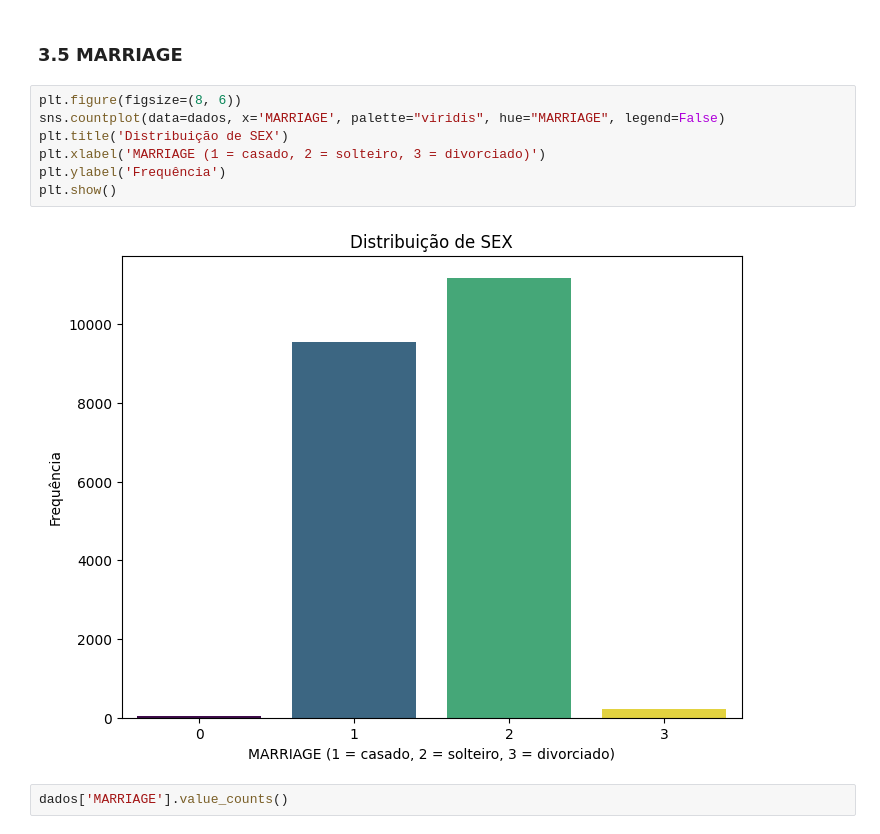
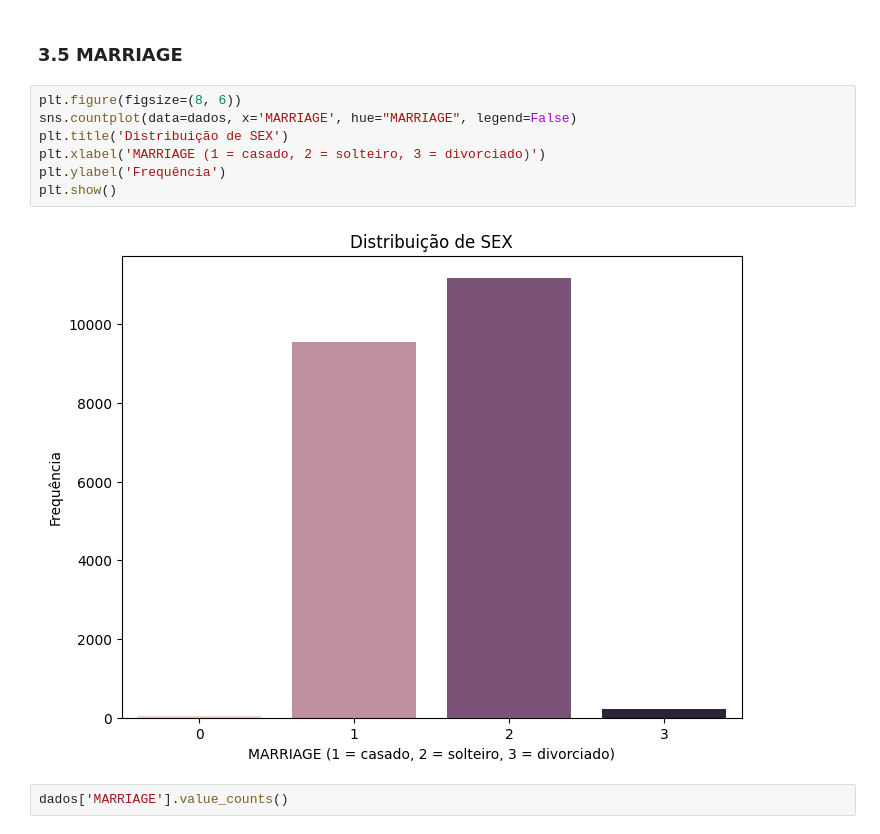
Before and after one commit to HammadN98/inadimplencia_em_cartoes_de_credito, a Jupyter notebook: inadimplecia_credito.ipynb, the cells around one changed output. Saved outputs shown, nothing was run; the diff lists cells and outputs as text.

```diff
--- a/inadimplecia_credito.ipynb
+++ b/inadimplecia_credito.ipynb
@@ -293,13 +298,13 @@ array([2, 1, 3, 4])
 ### 3.5 MARRIAGE
 # %%
 plt.figure(figsize=(8, 6))
-sns.countplot(data=dados, x='MARRIAGE', palette="viridis", hue="MARRIAGE", legend=False)
+sns.countplot(data=dados, x='MARRIAGE', hue="MARRIAGE", legend=False)
 plt.title('Distribuição de SEX')
 plt.xlabel('MARRIAGE (1 = casado, 2 = solteiro, 3 = divorciado)')
 plt.ylabel('Frequência')
 plt.show()
 # %% [output]
-[figure, old version]
+[figure, new version]
 # %%
 dados['MARRIAGE'].value_counts()
 # %% [output]
```
Also changed, not shown: parts of 20 cells of this notebook.
